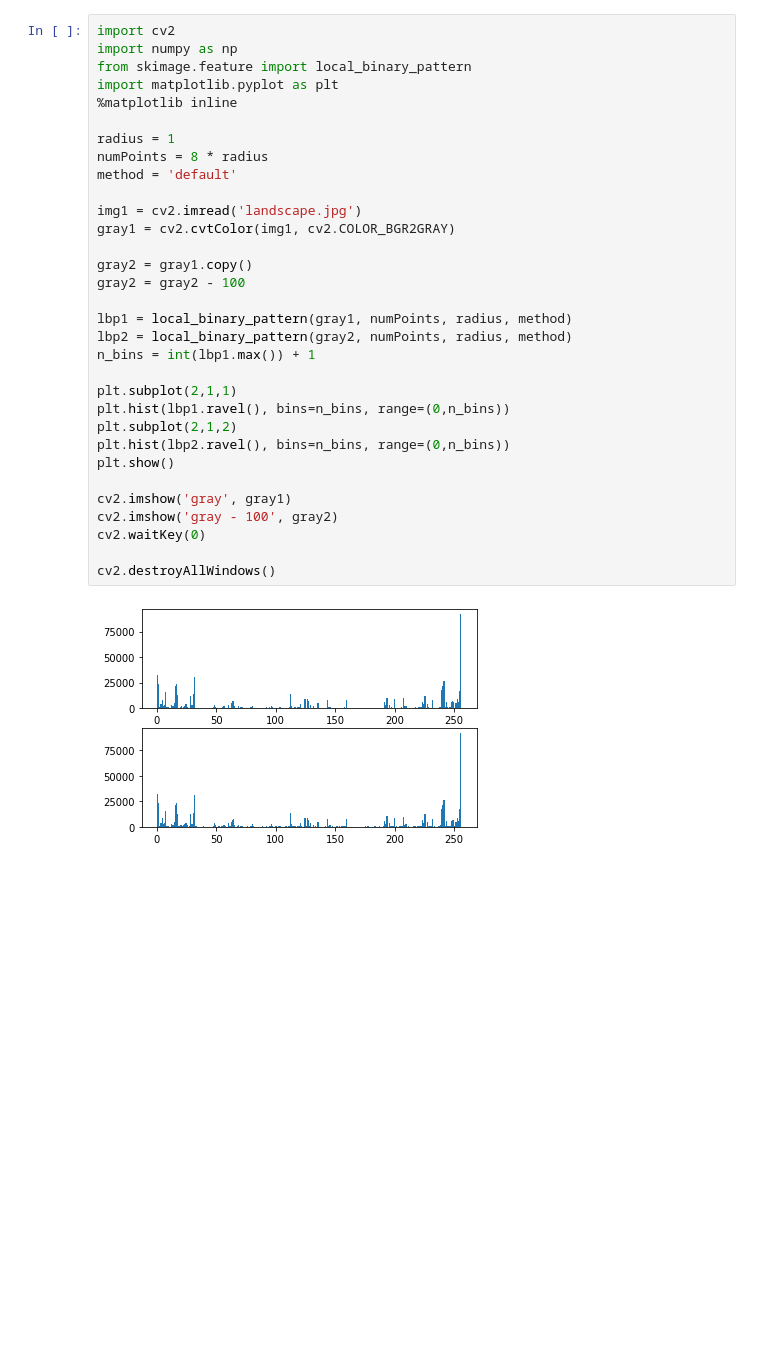
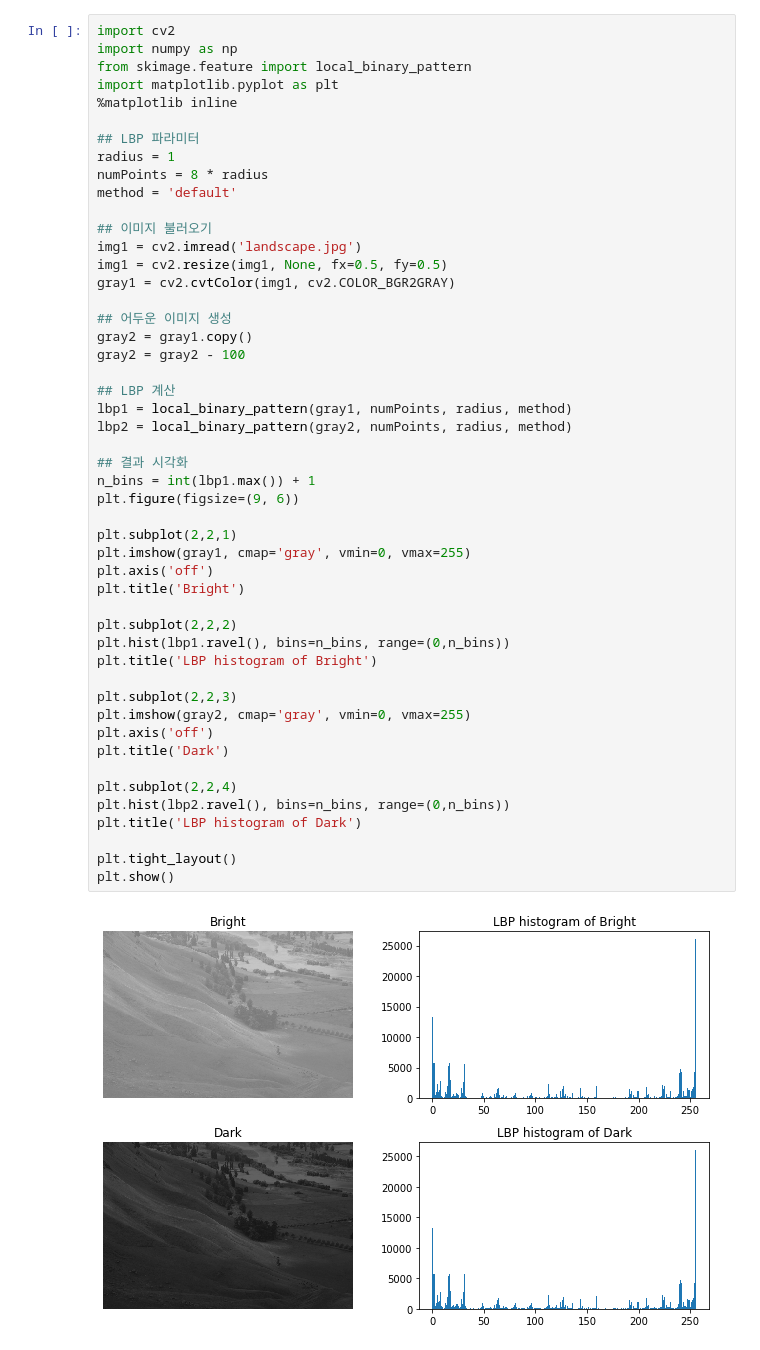
Before and after one commit to tjrjsgk/MachineVision, a Jupyter notebook: ch6-2_lbp/lbp.ipynb, the cells around one changed output. Cells and saved outputs as stored; diff of their text form; blank space fills up the shorter version.

```diff
--- a/ch6-2_lbp/lbp.ipynb
+++ b/ch6-2_lbp/lbp.ipynb
@@ -16,34 +122,51 @@
 # %%
 import cv2
 import numpy as np
 from skimage.feature import local_binary_pattern
 import matplotlib.pyplot as plt
 %matplotlib inline
 
+## LBP 파라미터
 radius = 1
 numPoints = 8 * radius
 method = 'default'
 
+## 이미지 불러오기
 img1 = cv2.imread('landscape.jpg')
+img1 = cv2.resize(img1, None, fx=0.5, fy=0.5)
 gray1 = cv2.cvtColor(img1, cv2.COLOR_BGR2GRAY)
 
+## 어두운 이미지 생성
 gray2 = gray1.copy()
 gray2 = gray2 - 100
 
+## LBP 계산
 lbp1 = local_binary_pattern(gray1, numPoints, radius, method)
 lbp2 = local_binary_pattern(gray2, numPoints, radius, method)
+
+## 결과 시각화
 n_bins = int(lbp1.max()) + 1
+plt.figure(figsize=(9, 6))
 
-plt.subplot(2,1,1)
+plt.subplot(2,2,1)
+plt.imshow(gray1, cmap='gray', vmin=0, vmax=255)
+plt.axis('off')
+plt.title('Bright')
+
+plt.subplot(2,2,2)
 plt.hist(lbp1.ravel(), bins=n_bins, range=(0,n_bins))
-plt.subplot(2,1,2)
+plt.title('LBP histogram of Bright')
+
+plt.subplot(2,2,3)
+plt.imshow(gray2, cmap='gray', vmin=0, vmax=255)
+plt.axis('off')
+plt.title('Dark')
+
+plt.subplot(2,2,4)
 plt.hist(lbp2.ravel(), bins=n_bins, range=(0,n_bins))
+plt.title('LBP histogram of Dark')
+
+plt.tight_layout()
 plt.show()
-
-cv2.imshow('gray', gray1)
-cv2.imshow('gray - 100', gray2)
-cv2.waitKey(0)
-
-cv2.destroyAllWindows()
 # %% [output]
-[figure, old version]
+[figure, new version]
```
Also changed, not shown: parts of 21 cells of this notebook, 12 other files.
